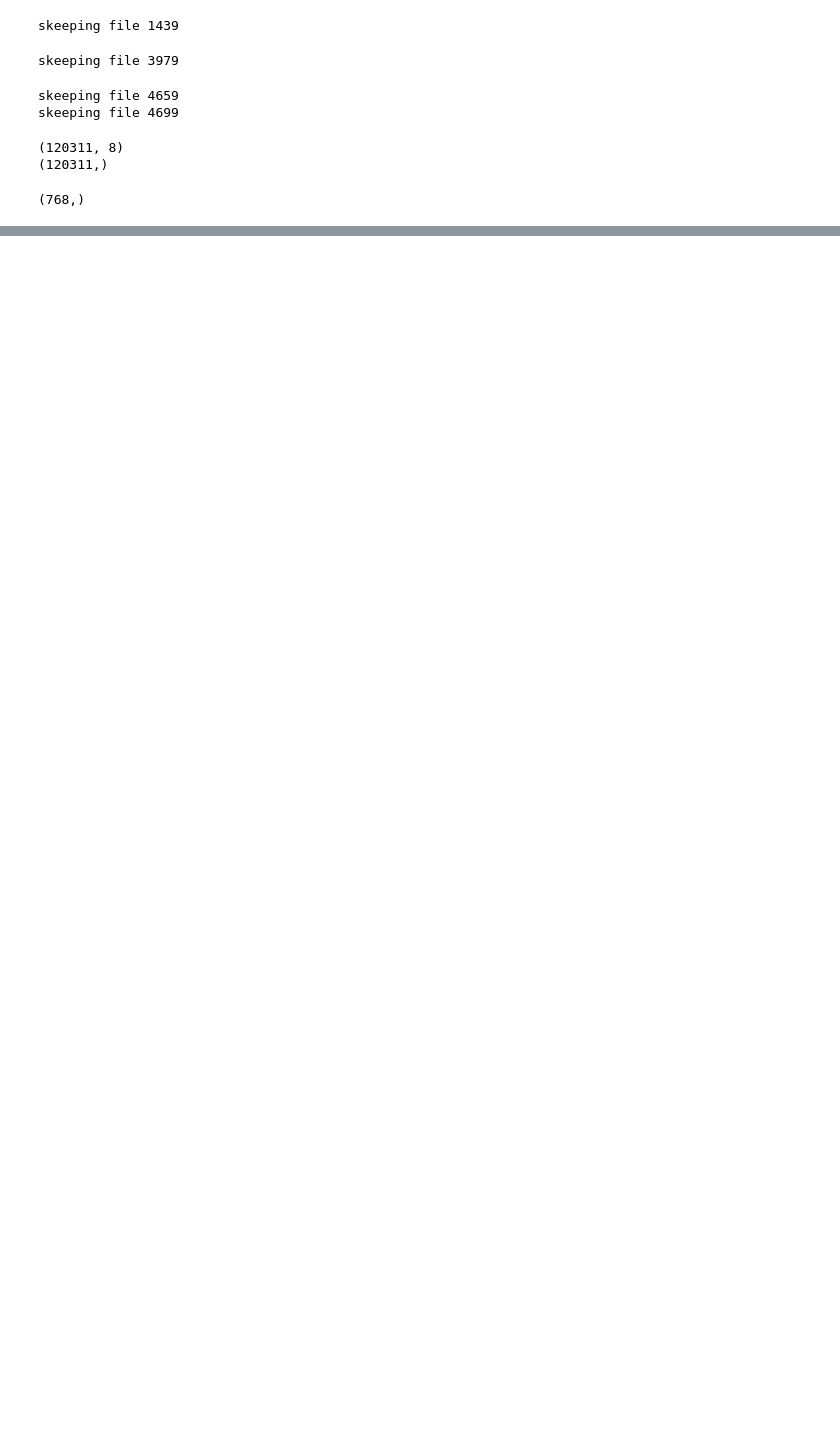
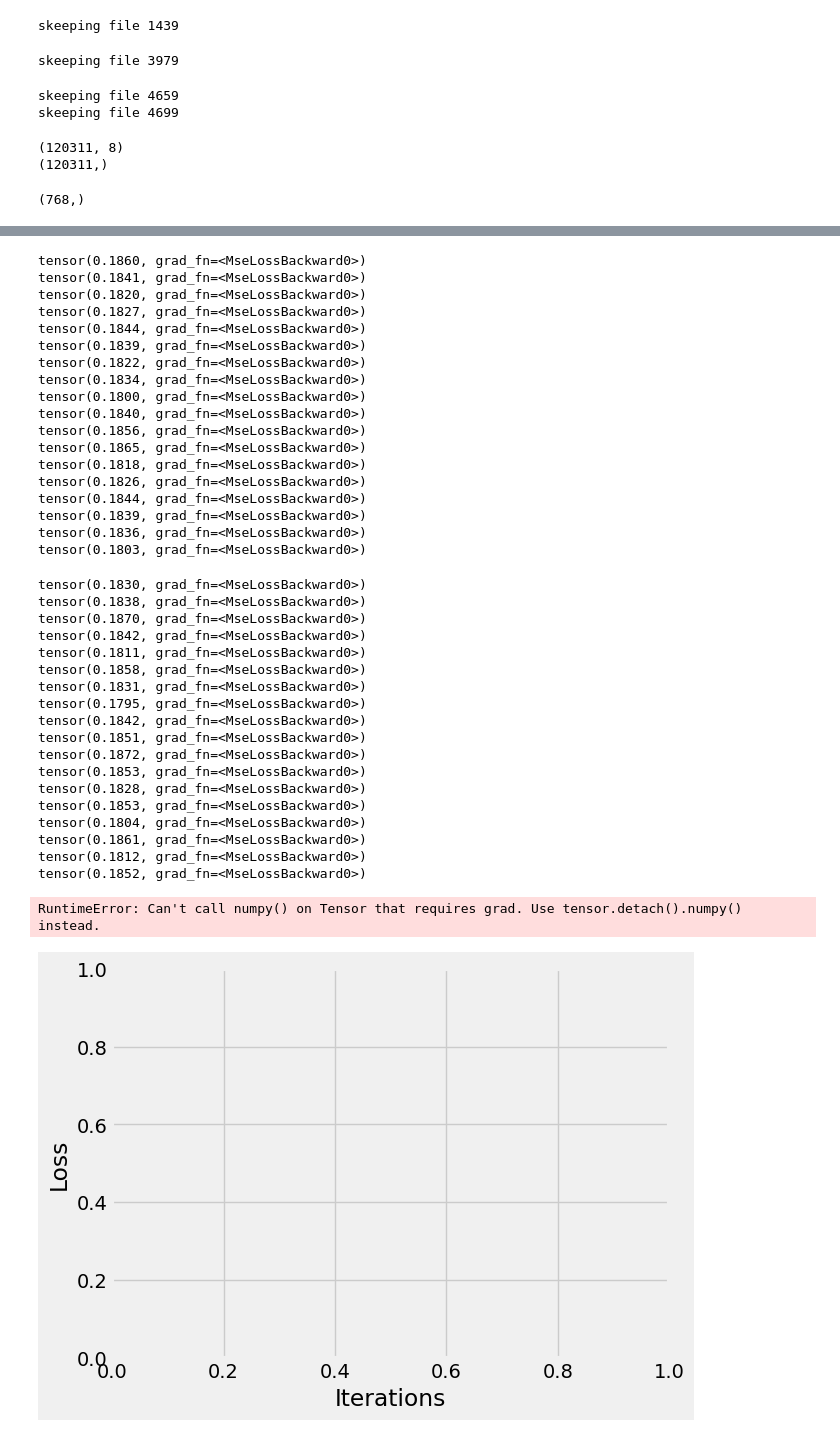
Before and after one commit to enriquemoraayala/oppe4rl-sqli, a Jupyter notebook: notebooks/dim_reduction.ipynb, the cells around one changed output, grey strips where cells are left out. Drawn from its saved outputs; the diff is of its cells as text; code cells hidden in the pictures; blank space fills up the shorter version.

Commit message:
autoencoder

```diff
--- a/notebooks/dim_reduction.ipynb
+++ b/notebooks/dim_reduction.ipynb
@@ -50,3 +50,7 @@ tensor_emb = torch.Tensor(np.array(np_emb_state_float))
 dataset = TensorDataset(tensor_emb)
 loader = DataLoader(dataset, batch_size = 64,
    shuffle = True)
+# %%
+for emb in loader:
+    print(emb[0].size())
+    break
@@ -52,0 +87,32 @@ loader = DataLoader(dataset, batch_size = 64,
+# %%
+model = Autoenc()
+loss_function = torch.nn.MSELoss()
+optimizer = torch.optim.Adam(model.parameters(), lr = 1e-1, weight_decay = 1e8)
+# %%
+import matplotlib.pyplot as plt
+
+epochs = 10
+outputs = []
+losses = []
+list1 = list(range(epochs))
+
+for epoch in tqdm.tqdm(list1):
+   i = 0
+   for emb in loader:
+        i+=1
+        reconstructed = model(emb[0])
+        loss = loss_function(reconstructed, emb[0])
+        optimizer.zero_grad()
+        loss.backward()
+        optimizer.step()
+        losses.append(loss)
+        if i%100==0:
+            print(loss)
+
+        #outputs.append((epochs, emb, reconstructed))
+
+plt.style.use('fivethirtyeight')
+plt.xlabel('Iterations')
+plt.ylabel('Loss')
+plt.plot(losses[-100:])
+# %% [output]
@@ -52,0 +263,38 @@ loader = DataLoader(dataset, batch_size = 64,
+tensor(0.1860, grad_fn=<MseLossBackward0>)
+tensor(0.1841, grad_fn=<MseLossBackward0>)
+tensor(0.1820, grad_fn=<MseLossBackward0>)
+tensor(0.1827, grad_fn=<MseLossBackward0>)
+tensor(0.1844, grad_fn=<MseLossBackward0>)
+tensor(0.1839, grad_fn=<MseLossBackward0>)
+tensor(0.1822, grad_fn=<MseLossBackward0>)
+tensor(0.1834, grad_fn=<MseLossBackward0>)
+tensor(0.1800, grad_fn=<MseLossBackward0>)
+tensor(0.1840, grad_fn=<MseLossBackward0>)
+tensor(0.1856, grad_fn=<MseLossBackward0>)
+tensor(0.1865, grad_fn=<MseLossBackward0>)
+tensor(0.1818, grad_fn=<MseLossBackward0>)
+tensor(0.1826, grad_fn=<MseLossBackward0>)
+tensor(0.1844, grad_fn=<MseLossBackward0>)
+tensor(0.1839, grad_fn=<MseLossBackward0>)
+tensor(0.1836, grad_fn=<MseLossBackward0>)
+tensor(0.1803, grad_fn=<MseLossBackward0>)
+tensor(0.1830, grad_fn=<MseLossBackward0>)
+tensor(0.1838, grad_fn=<MseLossBackward0>)
+tensor(0.1870, grad_fn=<MseLossBackward0>)
+tensor(0.1842, grad_fn=<MseLossBackward0>)
+tensor(0.1811, grad_fn=<MseLossBackward0>)
+tensor(0.1858, grad_fn=<MseLossBackward0>)
+tensor(0.1831, grad_fn=<MseLossBackward0>)
+tensor(0.1795, grad_fn=<MseLossBackward0>)
+tensor(0.1842, grad_fn=<MseLossBackward0>)
+tensor(0.1851, grad_fn=<MseLossBackward0>)
+tensor(0.1872, grad_fn=<MseLossBackward0>)
+tensor(0.1853, grad_fn=<MseLossBackward0>)
+tensor(0.1828, grad_fn=<MseLossBackward0>)
+tensor(0.1853, grad_fn=<MseLossBackward0>)
+tensor(0.1804, grad_fn=<MseLossBackward0>)
+tensor(0.1861, grad_fn=<MseLossBackward0>)
+tensor(0.1812, grad_fn=<MseLossBackward0>)
+tensor(0.1852, grad_fn=<MseLossBackward0>)
+RuntimeError: Can't call numpy() on Tensor that requires grad. Use tensor.detach().numpy() instead.
+[figure, added]
```
Also changed, not shown: parts of 4 cells of this notebook.
